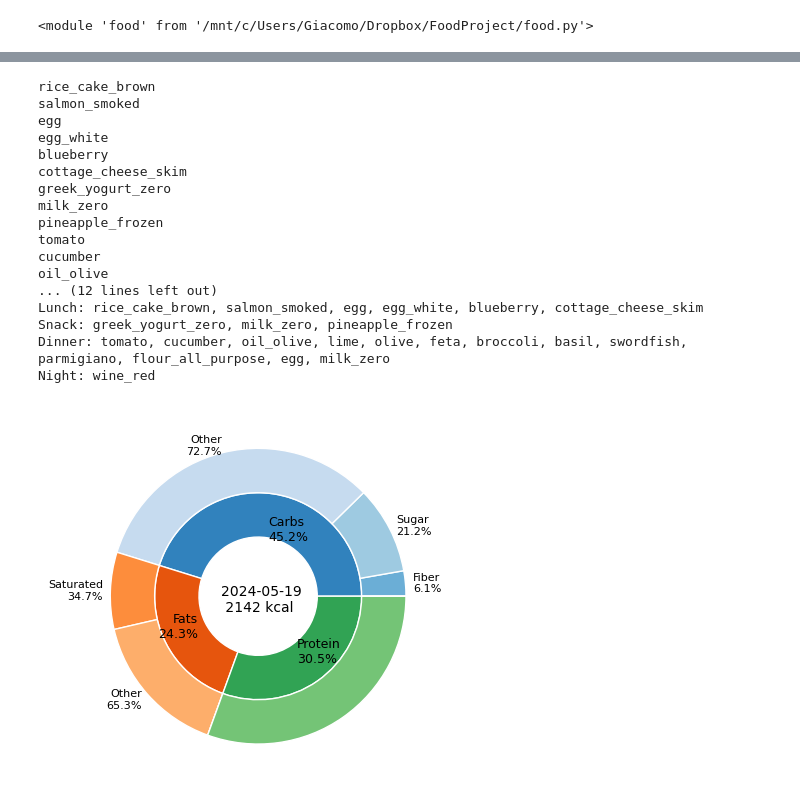
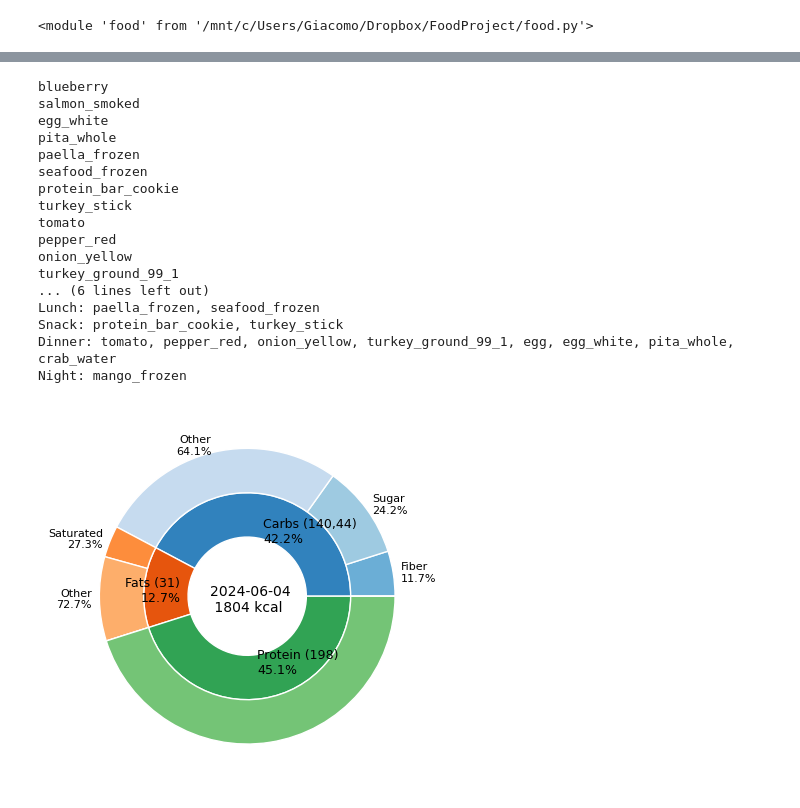
Before and after one commit to giacomoscanavini/food_project, a Jupyter notebook: testing.ipynb, the cells around one changed output, grey strips where cells are left out. Drawn from its saved outputs; the diff is of its cells as text; code cells hidden in the pictures.

```diff
--- a/testing.ipynb
+++ b/testing.ipynb
@@ -67,23 +112,23 @@ dtype: object
 #food.sum_up_day(df_nutrients, category=None)
 # %%
 fig, ax = plt.subplots(1,1)
-food.plot_pie_given_day(database_path, f"{diary_path}2024-05-19.txt", ax=ax)
+food.plot_pie_given_day(database_path, f"{diary_path}2024-06-04.txt", ax=ax)
 # %% [output]
-rice_cake_brown
+blueberry
 salmon_smoked
-egg
 egg_white
-blueberry
-cottage_cheese_skim
-greek_yogurt_zero
-milk_zero
-pineapple_frozen
+pita_whole
+paella_frozen
+seafood_frozen
+protein_bar_cookie
+turkey_stick
 tomato
-cucumber
-oil_olive
-... (12 lines left out)
-Lunch: rice_cake_brown, salmon_smoked, egg, egg_white, blueberry, cottage_cheese_skim
-Snack: greek_yogurt_zero, milk_zero, pineapple_frozen
-Dinner: tomato, cucumber, oil_olive, lime, olive, feta, broccoli, basil, swordfish, parmigiano, flour_all_purpose, egg, milk_zero
-Night: wine_red
+pepper_red
+onion_yellow
+turkey_ground_99_1
+... (6 lines left out)
+Lunch: paella_frozen, seafood_frozen
+Snack: protein_bar_cookie, turkey_stick
+Dinner: tomato, pepper_red, onion_yellow, turkey_ground_99_1, egg, egg_white, pita_whole, crab_water
+Night: mango_frozen
-[figure, old version]
+[figure, new version]
```
Also changed, not shown: parts of 6 cells of this notebook, 15 other files.
